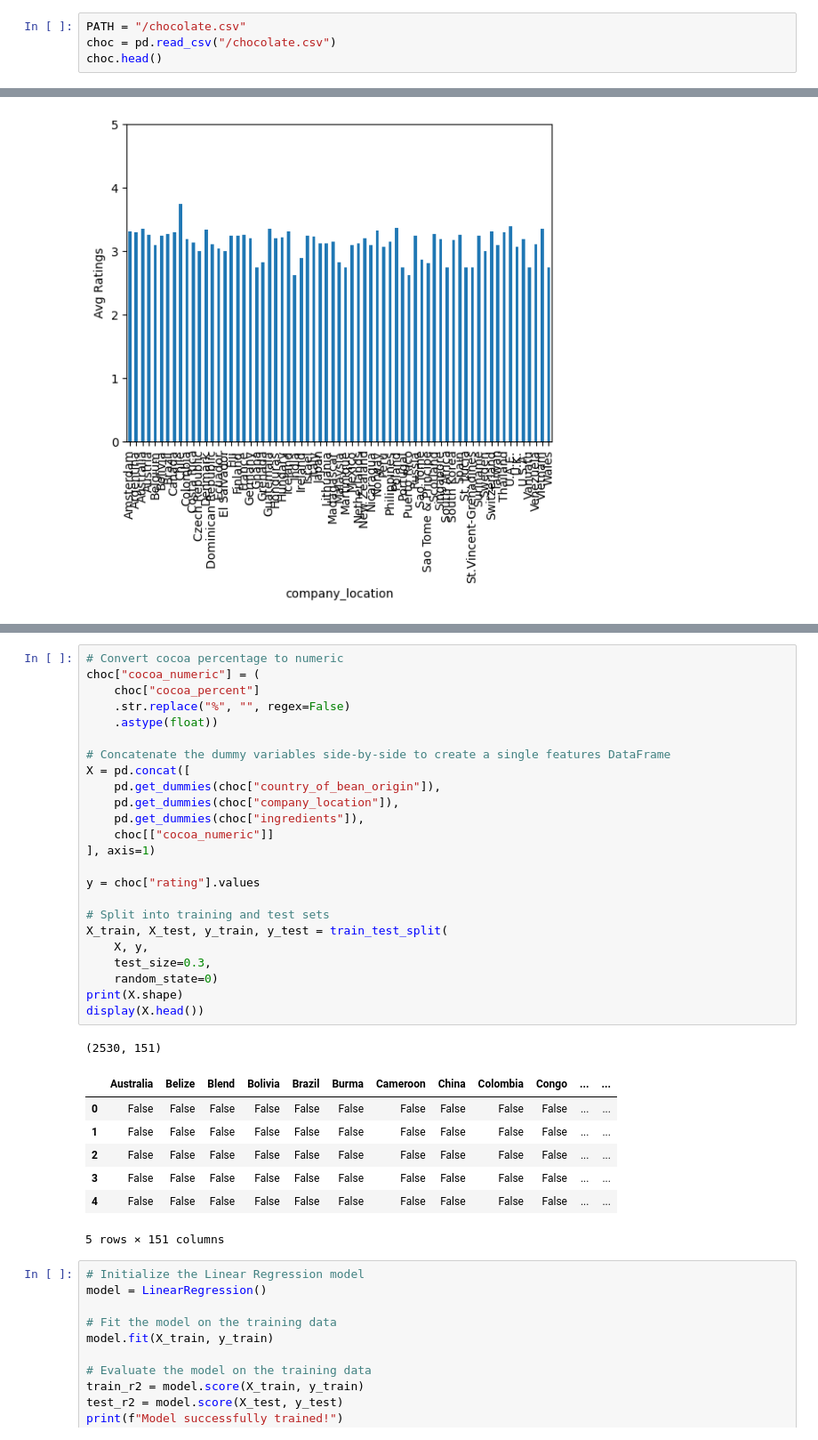
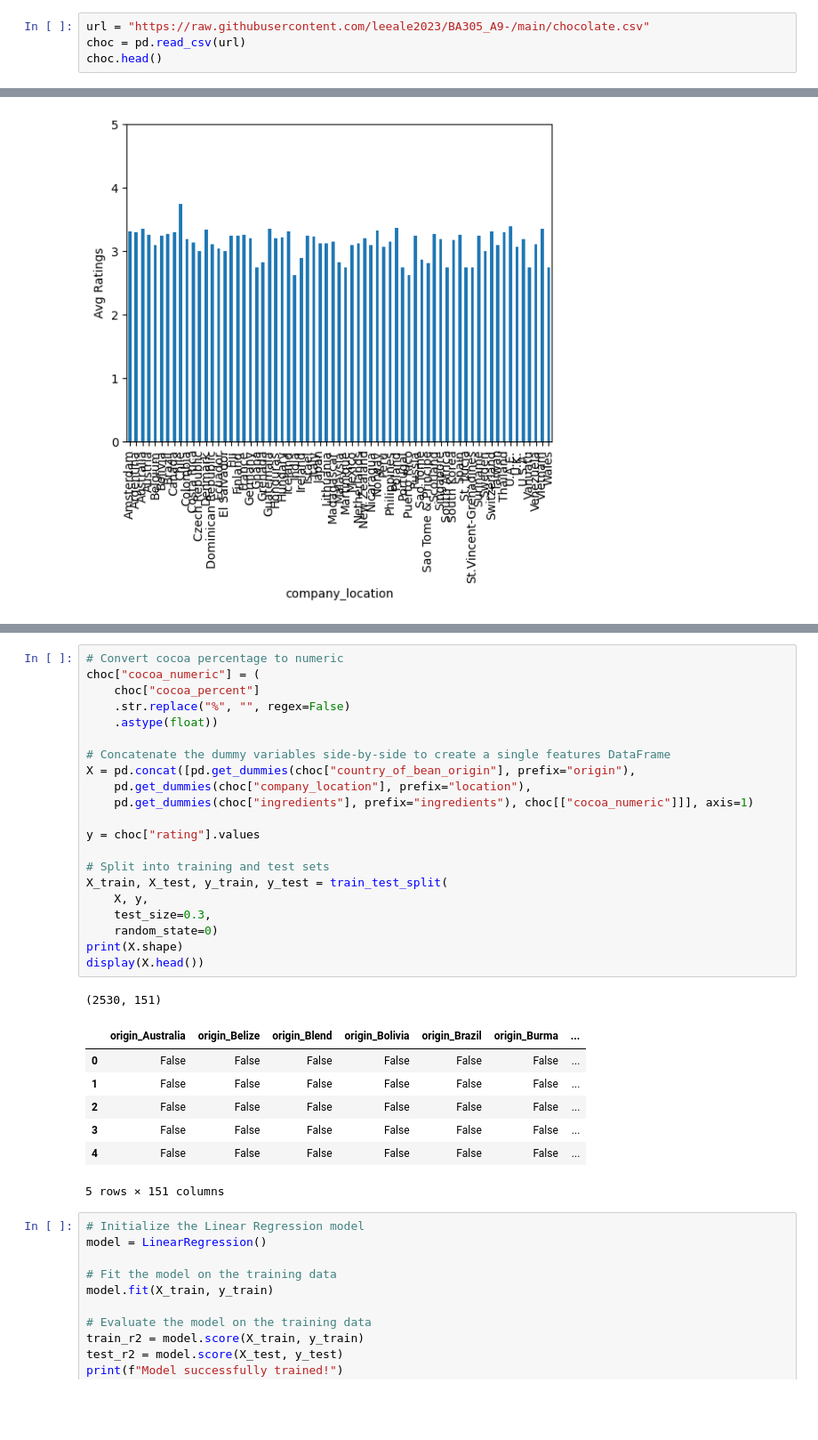
Before and after one commit to leeale2023/BA305_A9-, a Jupyter notebook: chocolate_analysis.ipynb, the cells around one changed output, grey strips where cells are left out. Shown at 89% size. Saved outputs shown, nothing was run; the diff lists cells and outputs as text; blank space fills up the shorter version.

```diff
--- a/chocolate_analysis.ipynb
+++ b/chocolate_analysis.ipynb
@@ -14,8 +14,8 @@ from sklearn import preprocessing
 from sklearn.model_selection import train_test_split, KFold, cross_val_score
 from sklearn.metrics import mean_squared_error as MSE
 # %%
-PATH = "/chocolate.csv"
-choc = pd.read_csv("/chocolate.csv")
+url = "https://raw.githubusercontent.com/leeale2023/BA305_A9-/main/chocolate.csv"
+choc = pd.read_csv(url)
 choc.head()
 # %% [output]
 |  | ref | company_manufacturer | company_location | review_date | country_of_bean_origin | ... |
@@ -72,35 +72,32 @@ print(choc["country_of_bean_origin"].unique())
 # %%
 # Convert cocoa percentage to numeric
 choc["cocoa_numeric"] = (
     choc["cocoa_percent"]
     .str.replace("%", "", regex=False)
     .astype(float))
 
 # Concatenate the dummy variables side-by-side to create a single features DataFrame
-X = pd.concat([
-    pd.get_dummies(choc["country_of_bean_origin"]),
-    pd.get_dummies(choc["company_location"]),
-    pd.get_dummies(choc["ingredients"]),
-    choc[["cocoa_numeric"]]
-], axis=1)
+X = pd.concat([pd.get_dummies(choc["country_of_bean_origin"], prefix="origin"),
+    pd.get_dummies(choc["company_location"], prefix="location"),
+    pd.get_dummies(choc["ingredients"], prefix="ingredients"), choc[["cocoa_numeric"]]], axis=1)
 
 y = choc["rating"].values
 
 # Split into training and test sets
 X_train, X_test, y_train, y_test = train_test_split(
     X, y,
     test_size=0.3,
     random_state=0)
 print(X.shape)
 display(X.head())
 # %% [output]
 (2530, 151)
-|  | Australia | Belize | Blend | Bolivia | Brazil | Burma | Cameroon | China | Colombia | Congo | ... | ... |
-| 0 | False | False | False | False | False | False | False | False | False | False | ... | ... |
-| 1 | False | False | False | False | False | False | False | False | False | False | ... | ... |
-| 2 | False | False | False | False | False | False | False | False | False | False | ... | ... |
-| 3 | False | False | False | False | False | False | False | False | False | False | ... | ... |
-| 4 | False | False | False | False | False | False | False | False | False | False | ... | ... |
+|  | origin_Australia | origin_Belize | origin_Blend | origin_Bolivia | origin_Brazil | origin_Burma | ... |
+| 0 | False | False | False | False | False | False | ... |
+| 1 | False | False | False | False | False | False | ... |
+| 2 | False | False | False | False | False | False | ... |
+| 3 | False | False | False | False | False | False | ... |
+| 4 | False | False | False | False | False | False | ... |
 5 rows × 151 columns
 # %%
 # Initialize the Linear Regression model
```
Also changed, not shown: parts of 22 cells of this notebook.
